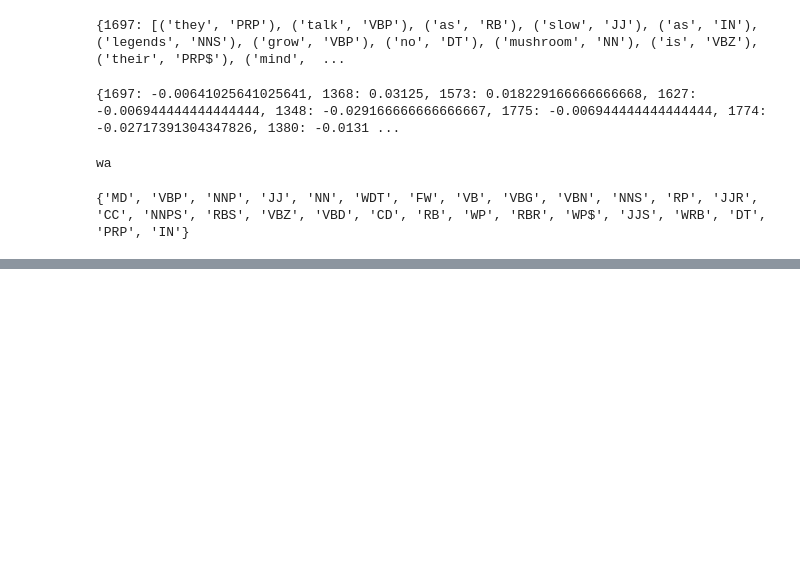
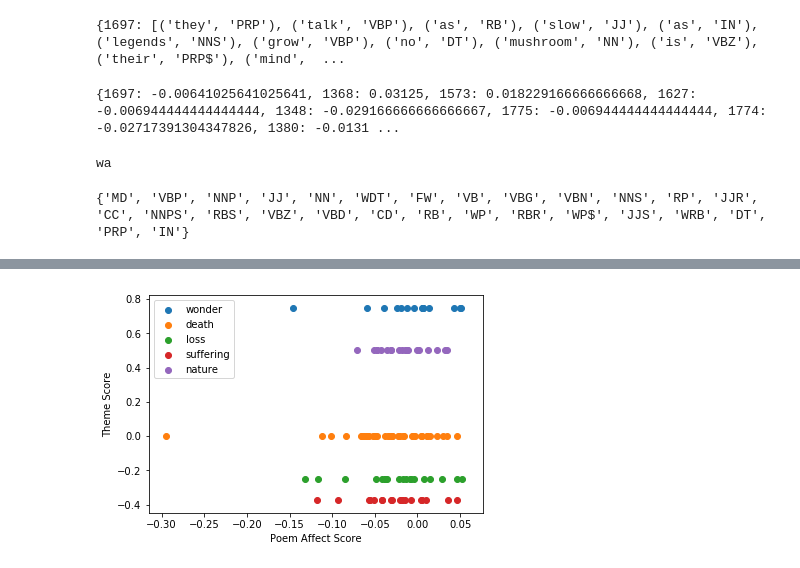
Before and after one commit to itorres1994/E-Dickinson_NLP, a Jupyter notebook: Dickinson_NLP.ipynb, the cells around one changed output, grey strips where cells are left out. Saved outputs shown, nothing was run; the diff lists cells and outputs as text; code cells hidden in the pictures; blank space fills up the shorter version.

```diff
--- a/Dickinson_NLP.ipynb
+++ b/Dickinson_NLP.ipynb
@@ -941,0 +961,13 @@ print(Y)
+# %%
+plt.scatter(Xvals[tags.index("wonder")], [Y[tags.index("wonder")] for x in range(len(Xvals[tags.index("wonder")]))], label="wonder")
+plt.scatter(Xvals[tags.index("death")], [Y[tags.index("death")] for x in range(len(Xvals[tags.index("death")]))], label="death")
+plt.scatter(Xvals[tags.index("loss")], [Y[tags.index("loss")] for x in range(len(Xvals[tags.index("loss")]))], label="loss")
+plt.scatter(Xvals[tags.index("suffering")], [Y[tags.index("suffering")] for x in range(len(Xvals[tags.index("suffering")]))], label="suffering")
+
+plt.scatter(Xvals[tags.index("nature")], [Y[tags.index("nature")] for x in range(len(Xvals[tags.index("nature")]))], label="nature")
+plt.legend()
+plt.ylabel('Theme Score')
+plt.xlabel('Poem Affect Score')
+plt.show()
+# %% [output]
+[figure, added]
```
Also changed, not shown: parts of 4 cells of this notebook.
